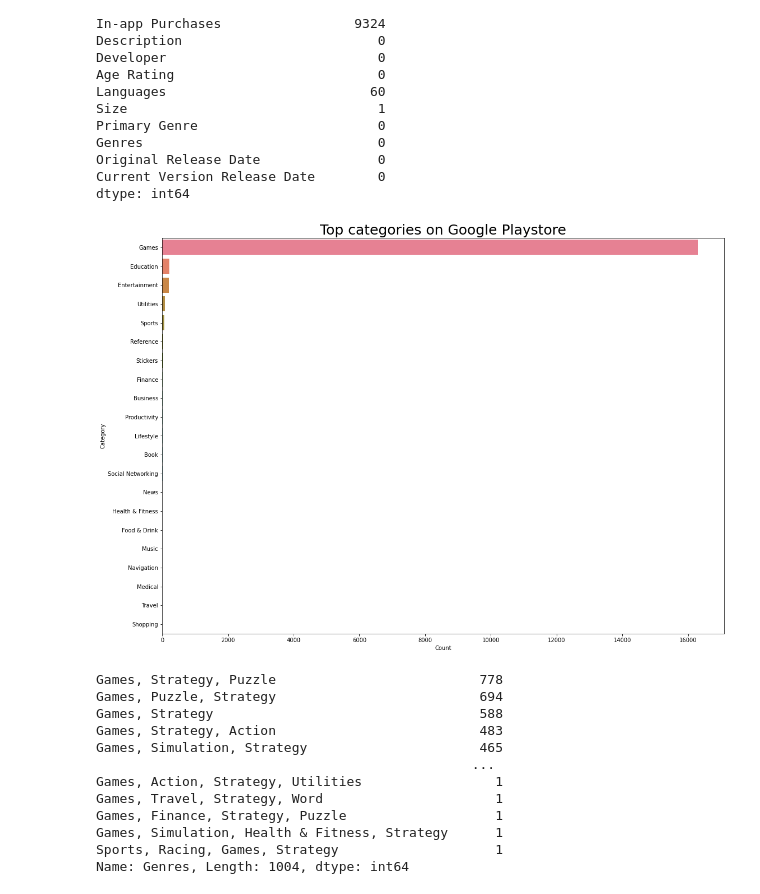
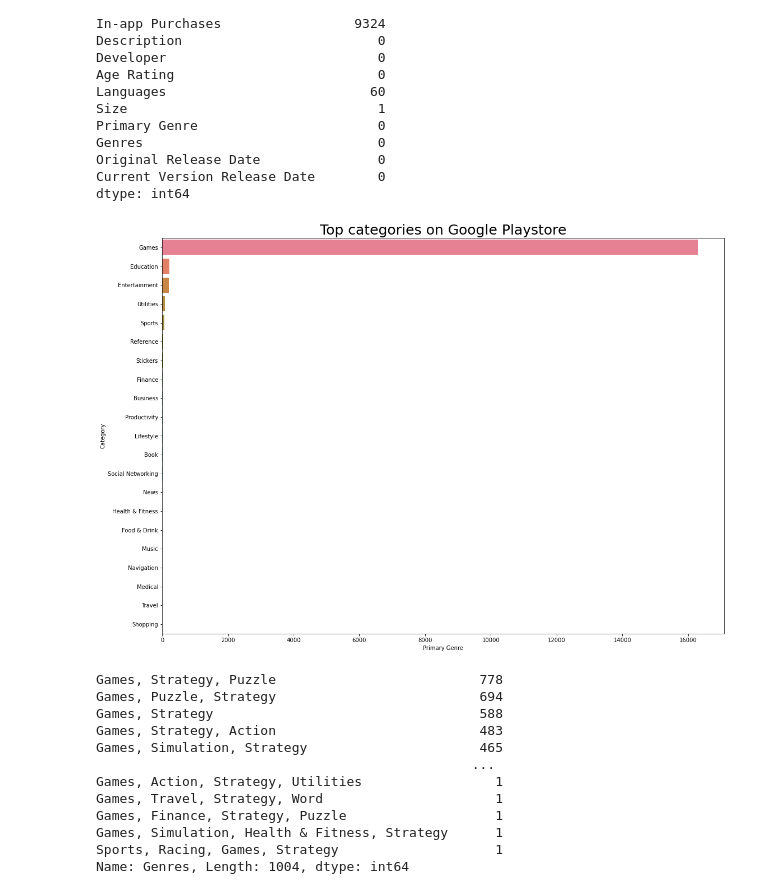
Before and after one commit to Mirmidion/PoC-Challenge2, a Jupyter notebook: YanickNotebook.ipynb, the cells around one changed output. Drawn from its saved outputs; the diff is of its cells as text; code cells hidden in the pictures.

```diff
--- a/YanickNotebook.ipynb
+++ b/YanickNotebook.ipynb
@@ -89,19 +89,15 @@ dtype: int64
 # %%
 y = data['Primary Genre'].value_counts().index
 x = data['Primary Genre'].value_counts()
-xsis = []
-ysis = []
-for i in range(len(x)):
-    xsis.append(x[i])
-    ysis.append(y[i])
+
 plt.figure(figsize=(18,13))
 plt.xlabel("Count")
 plt.ylabel("Category")
 
-graph = sns.barplot(x = xsis, y = ysis, palette= "husl")
+graph = sns.barplot(x = x, y = y, palette= "husl")
 graph.set_title("Top categories on Google Playstore", fontsize = 25);
 # %% [output]
-[figure, old version]
+[figure, new version]
 # %%
 data["Genres"].value_counts()
 # %% [output]
```
Also changed, not shown: 1 other file.
